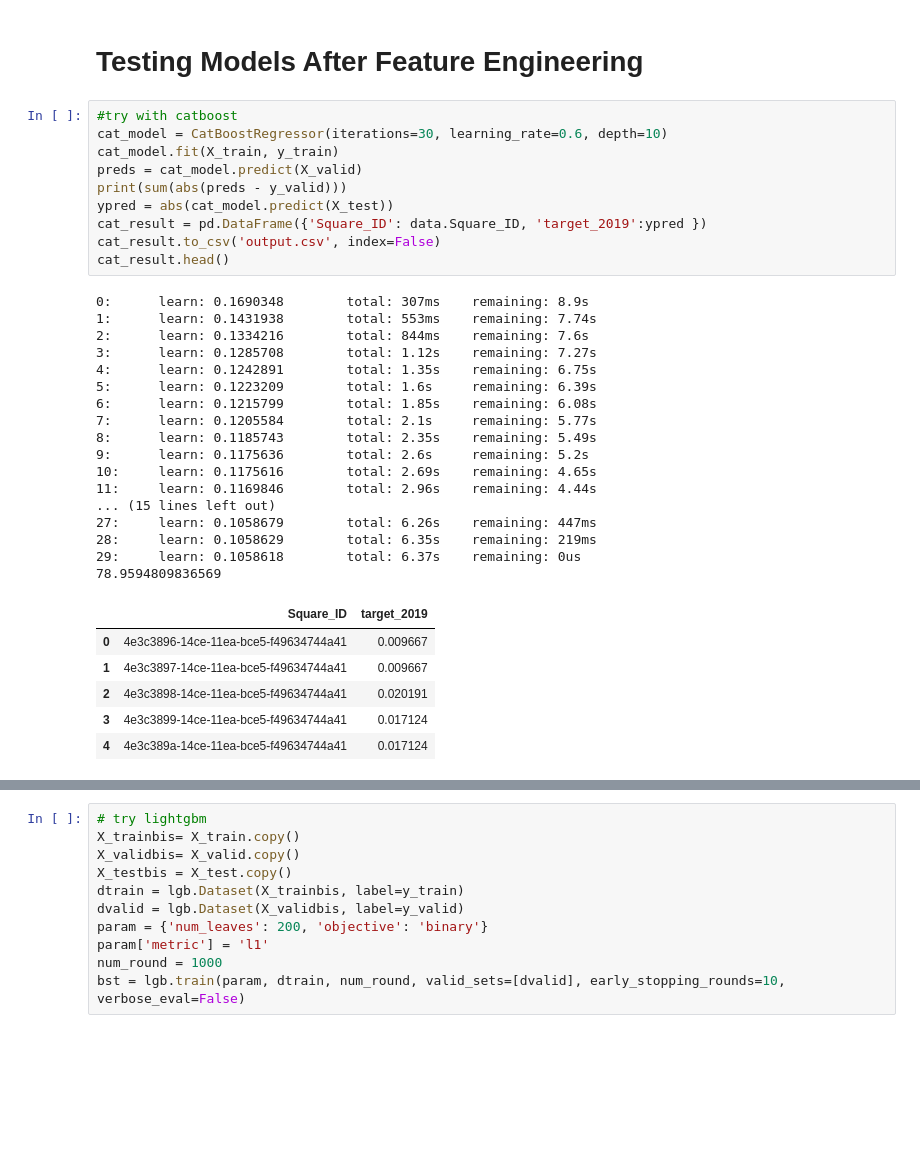
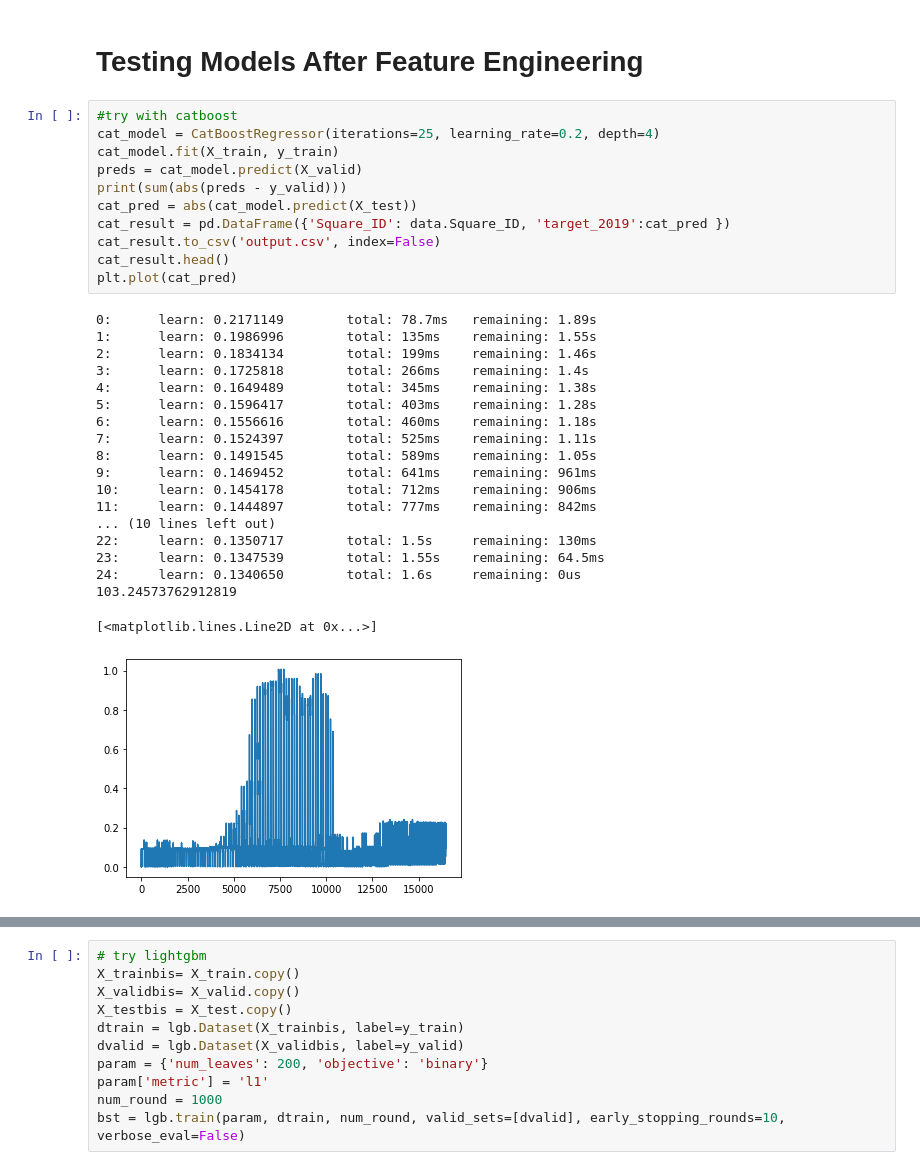
Before and after one commit to CyrineDhaou/Zindi, a Jupyter notebook: Model.ipynb, the cells around one changed output, grey strips where cells are left out. Cells and saved outputs as stored; diff of their text form; blank space fills up the shorter version.

```diff
--- a/Model.ipynb
+++ b/Model.ipynb
@@ -281,38 +283,35 @@ X_train, X_valid, y_train, y_valid = train_test_split(X, y, train_size=0.9, test
 # Testing Models After Feature Engineering
 # %%
 #try with catboost
-cat_model = CatBoostRegressor(iterations=30, learning_rate=0.6, depth=10)
+cat_model = CatBoostRegressor(iterations=25, learning_rate=0.2, depth=4)
 cat_model.fit(X_train, y_train)
 preds = cat_model.predict(X_valid)
 print(sum(abs(preds - y_valid)))
-ypred = abs(cat_model.predict(X_test))
-cat_result = pd.DataFrame({'Square_ID': data.Square_ID, 'target_2019':ypred })
+cat_pred = abs(cat_model.predict(X_test))
+cat_result = pd.DataFrame({'Square_ID': data.Square_ID, 'target_2019':cat_pred })
 cat_result.to_csv('output.csv', index=False)
 cat_result.head()
+plt.plot(cat_pred)
 # %% [output]
-0:      learn: 0.1690348        total: 307ms    remaining: 8.9s
-1:      learn: 0.1431938        total: 553ms    remaining: 7.74s
-2:      learn: 0.1334216        total: 844ms    remaining: 7.6s
-3:      learn: 0.1285708        total: 1.12s    remaining: 7.27s
-4:      learn: 0.1242891        total: 1.35s    remaining: 6.75s
-5:      learn: 0.1223209        total: 1.6s     remaining: 6.39s
-6:      learn: 0.1215799        total: 1.85s    remaining: 6.08s
-7:      learn: 0.1205584        total: 2.1s     remaining: 5.77s
-8:      learn: 0.1185743        total: 2.35s    remaining: 5.49s
-9:      learn: 0.1175636        total: 2.6s     remaining: 5.2s
-10:     learn: 0.1175616        total: 2.69s    remaining: 4.65s
-11:     learn: 0.1169846        total: 2.96s    remaining: 4.44s
-... (15 lines left out)
-27:     learn: 0.1058679        total: 6.26s    remaining: 447ms
-28:     learn: 0.1058629        total: 6.35s    remaining: 219ms
-29:     learn: 0.1058618        total: 6.37s    remaining: 0us
-78.9594809836569
+0:      learn: 0.2171149        total: 78.7ms   remaining: 1.89s
+1:      learn: 0.1986996        total: 135ms    remaining: 1.55s
+2:      learn: 0.1834134        total: 199ms    remaining: 1.46s
+3:      learn: 0.1725818        total: 266ms    remaining: 1.4s
+4:      learn: 0.1649489        total: 345ms    remaining: 1.38s
+5:      learn: 0.1596417        total: 403ms    remaining: 1.28s
+6:      learn: 0.1556616        total: 460ms    remaining: 1.18s
+7:      learn: 0.1524397        total: 525ms    remaining: 1.11s
+8:      learn: 0.1491545        total: 589ms    remaining: 1.05s
+9:      learn: 0.1469452        total: 641ms    remaining: 961ms
+10:     learn: 0.1454178        total: 712ms    remaining: 906ms
+11:     learn: 0.1444897        total: 777ms    remaining: 842ms
+... (10 lines left out)
+22:     learn: 0.1350717        total: 1.5s     remaining: 130ms
+23:     learn: 0.1347539        total: 1.55s    remaining: 64.5ms
+24:     learn: 0.1340650        total: 1.6s     remaining: 0us
+103.24573762912819
-|  | Square_ID | target_2019 |
-| 0 | 4e3c3896-14ce-11ea-bce5-f49634744a41 | 0.009667 |
-| 1 | 4e3c3897-14ce-11ea-bce5-f49634744a41 | 0.009667 |
-| 2 | 4e3c3898-14ce-11ea-bce5-f49634744a41 | 0.020191 |
-| 3 | 4e3c3899-14ce-11ea-bce5-f49634744a41 | 0.017124 |
-| 4 | 4e3c389a-14ce-11ea-bce5-f49634744a41 | 0.017124 |
+[<matplotlib.lines.Line2D at 0x...>]
+[figure, added]
 # %%
 #Try with random forest
 Random_Forest_model = RandomForestRegressor(n_estimators=100, random_state=0)
```
Also changed, not shown: parts of 12 cells of this notebook.
